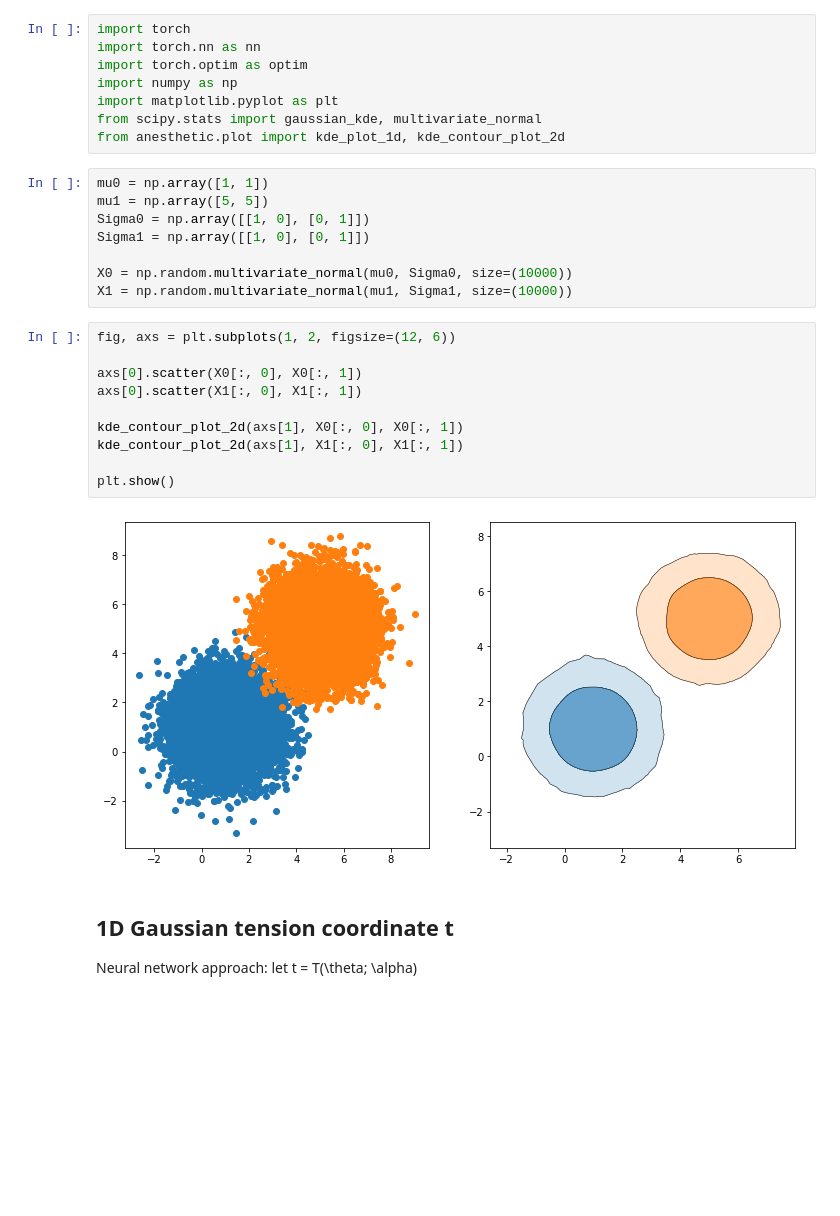
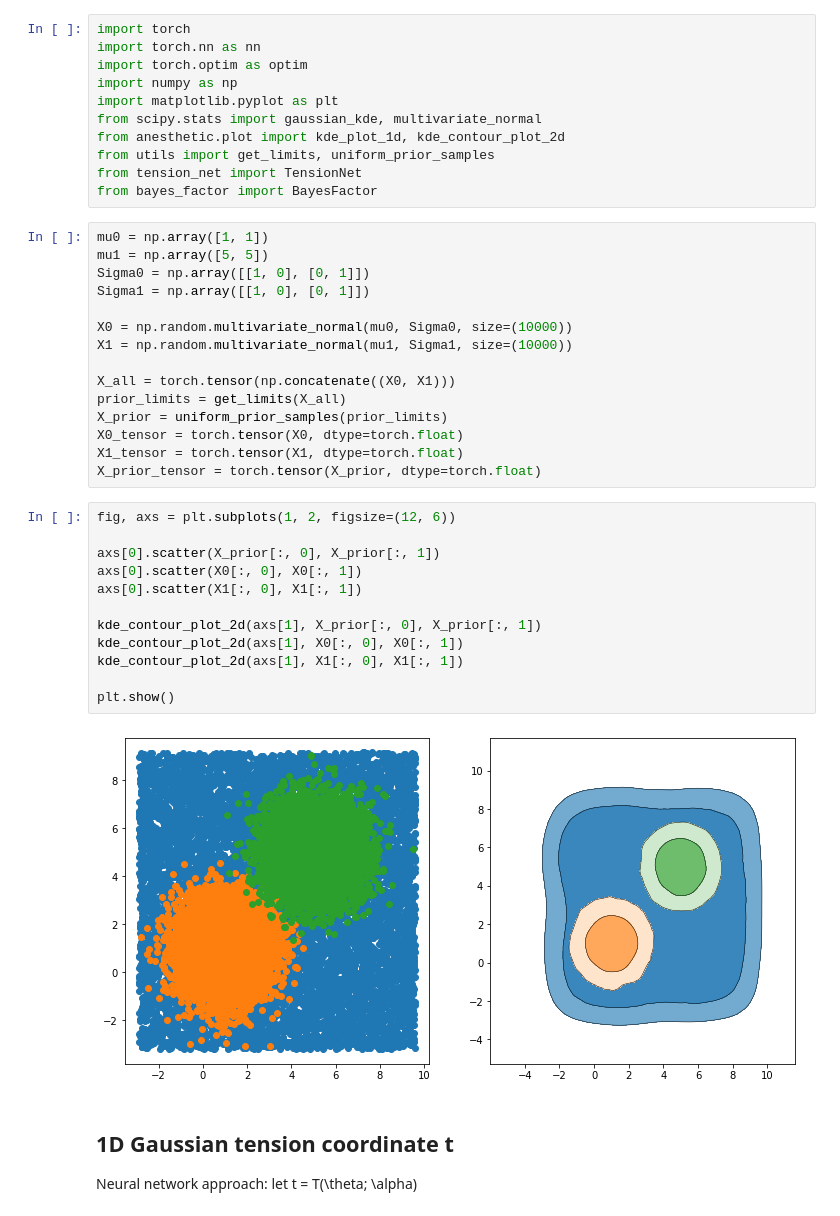
Before and after one commit to yijerjer/quantifying_tension, a Jupyter notebook: 02_nn_tension_coordinate.ipynb, the cells around one changed output. Saved outputs shown, nothing was run; the diff lists cells and outputs as text; blank space fills up the shorter version.

```diff
--- a/02_nn_tension_coordinate.ipynb
+++ b/02_nn_tension_coordinate.ipynb
@@ -6,6 +6,9 @@ import numpy as np
 import matplotlib.pyplot as plt
 from scipy.stats import gaussian_kde, multivariate_normal
 from anesthetic.plot import kde_plot_1d, kde_contour_plot_2d
+from utils import get_limits, uniform_prior_samples
+from tension_net import TensionNet
+from bayes_factor import BayesFactor
 # %%
 mu0 = np.array([1, 1])
 mu1 = np.array([5, 5])
@@ -14,18 +17,27 @@ Sigma1 = np.array([[1, 0], [0, 1]])
 
 X0 = np.random.multivariate_normal(mu0, Sigma0, size=(10000))
 X1 = np.random.multivariate_normal(mu1, Sigma1, size=(10000))
+
+X_all = torch.tensor(np.concatenate((X0, X1)))
+prior_limits = get_limits(X_all)
+X_prior = uniform_prior_samples(prior_limits)
+X0_tensor = torch.tensor(X0, dtype=torch.float)
+X1_tensor = torch.tensor(X1, dtype=torch.float)
+X_prior_tensor = torch.tensor(X_prior, dtype=torch.float)
 # %%
 fig, axs = plt.subplots(1, 2, figsize=(12, 6))
 
+axs[0].scatter(X_prior[:, 0], X_prior[:, 1])
 axs[0].scatter(X0[:, 0], X0[:, 1])
 axs[0].scatter(X1[:, 0], X1[:, 1])
 
+kde_contour_plot_2d(axs[1], X_prior[:, 0], X_prior[:, 1])
 kde_contour_plot_2d(axs[1], X0[:, 0], X0[:, 1])
 kde_contour_plot_2d(axs[1], X1[:, 0], X1[:, 1])
 
 plt.show()
 # %% [output]
-[figure, old version]
+[figure, new version]
 # %% [markdown]
 ## 1D Gaussian tension coordinate t
 
```
Also changed, not shown: parts of 12 cells of this notebook, 4 other files.
